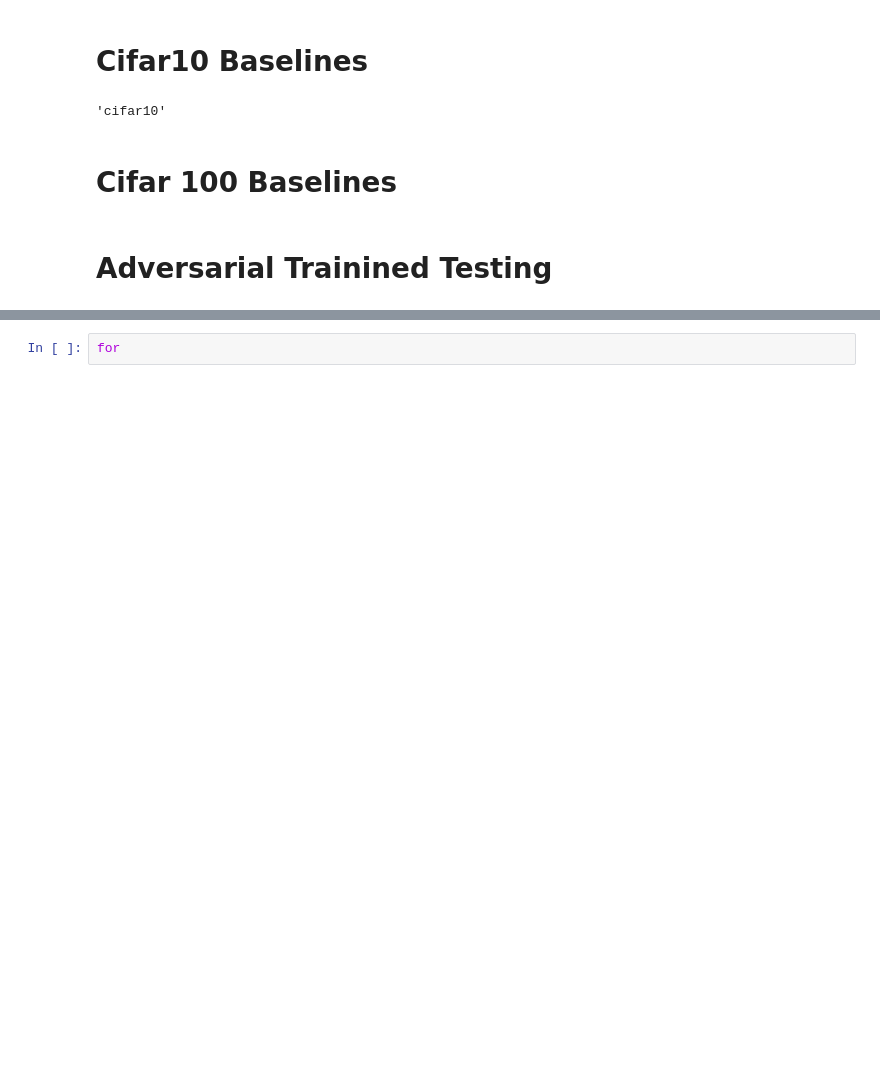
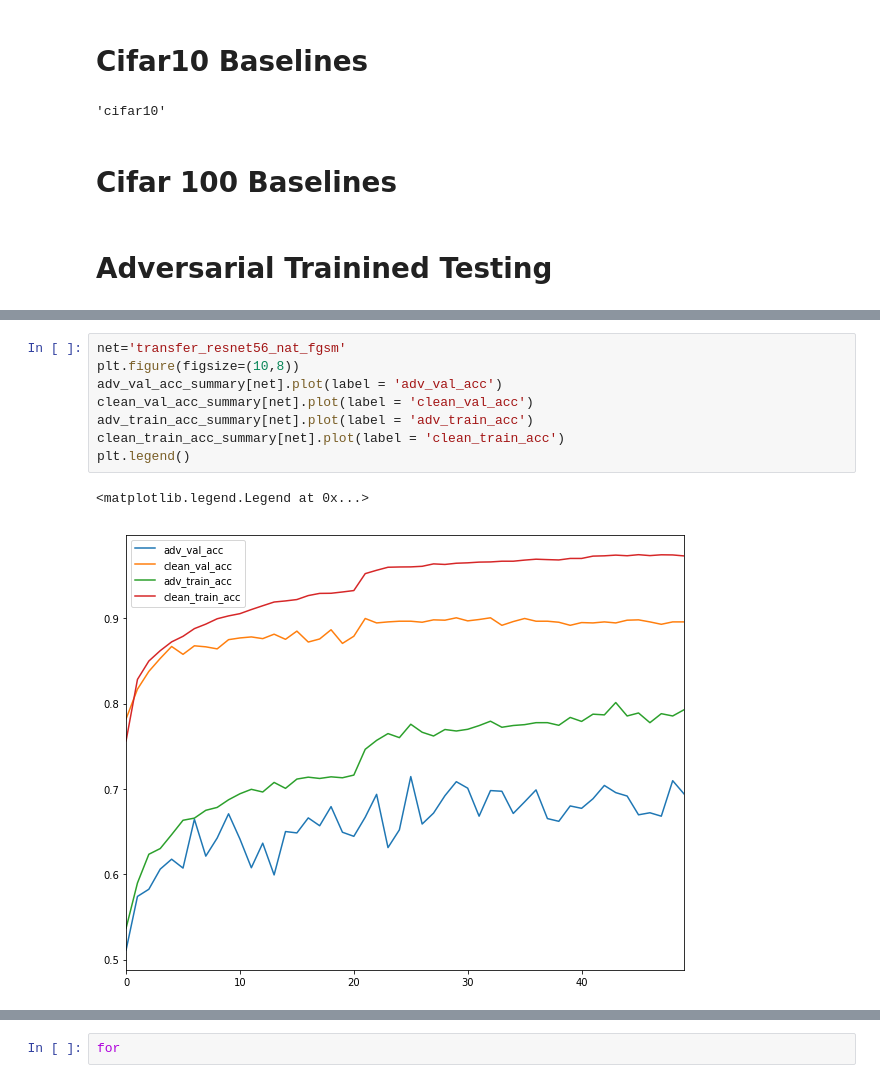
Before and after one commit to nanton96/An-Empirical-Evaluation-of-Adversarial-Robustness-under-Transfer-Learning, a Jupyter notebook: notebooks/Testing_Results_2.ipynb, the cells around one changed output, grey strips where cells are left out. Saved outputs shown, nothing was run; the diff lists cells and outputs as text; blank space fills up the shorter version.

```diff
--- a/notebooks/Testing_Results_2.ipynb
+++ b/notebooks/Testing_Results_2.ipynb
@@ -196,2 +230,13 @@ for net,dataset in nets.items():
+# %%
+net='transfer_resnet56_nat_fgsm'
+plt.figure(figsize=(10,8))
+adv_val_acc_summary[net].plot(label = 'adv_val_acc')
+clean_val_acc_summary[net].plot(label = 'clean_val_acc')
+adv_train_acc_summary[net].plot(label = 'adv_train_acc')
+clean_train_acc_summary[net].plot(label = 'clean_train_acc')
+plt.legend()
+# %% [output]
+<matplotlib.legend.Legend at 0x...>
+[figure, added]
 # %%
 plt.figure(figsize=(10,10))
```
Also changed, not shown: parts of 6 cells of this notebook, 7 other files.
